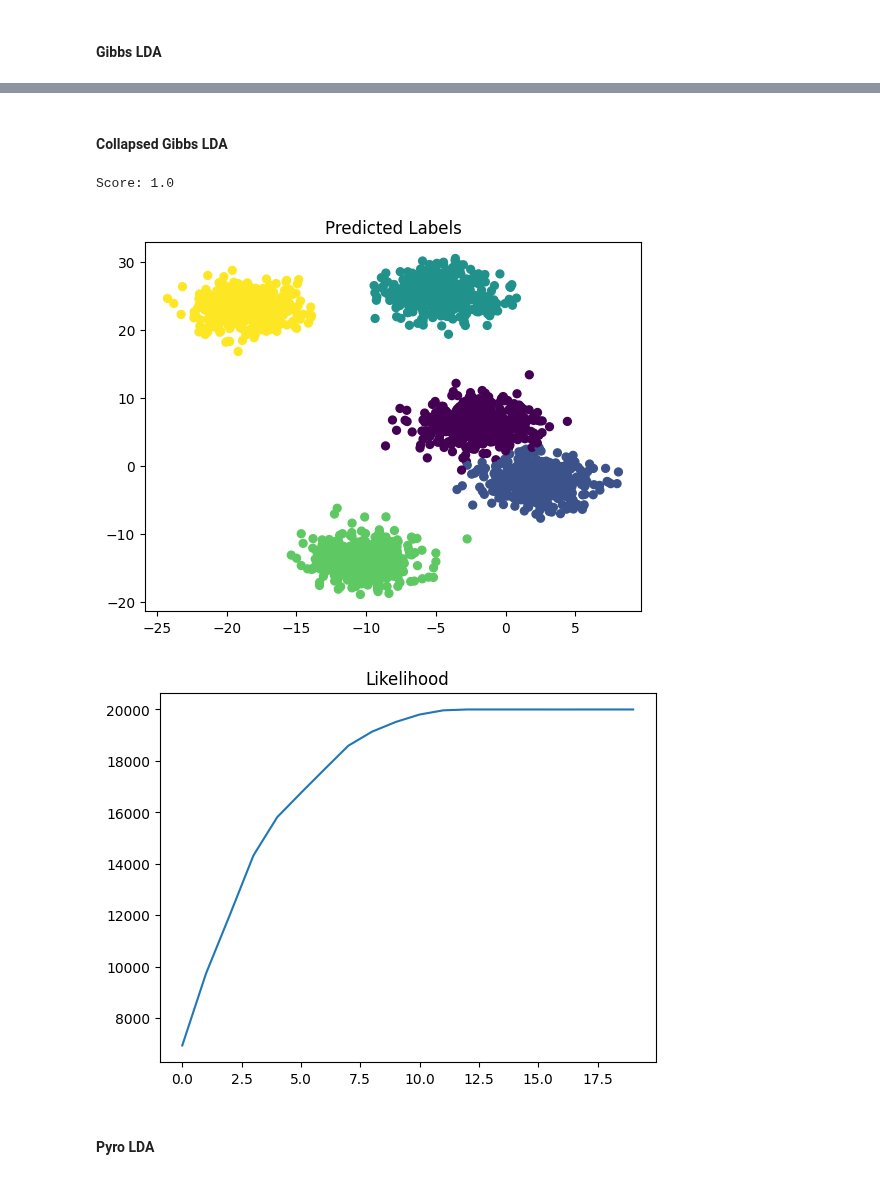
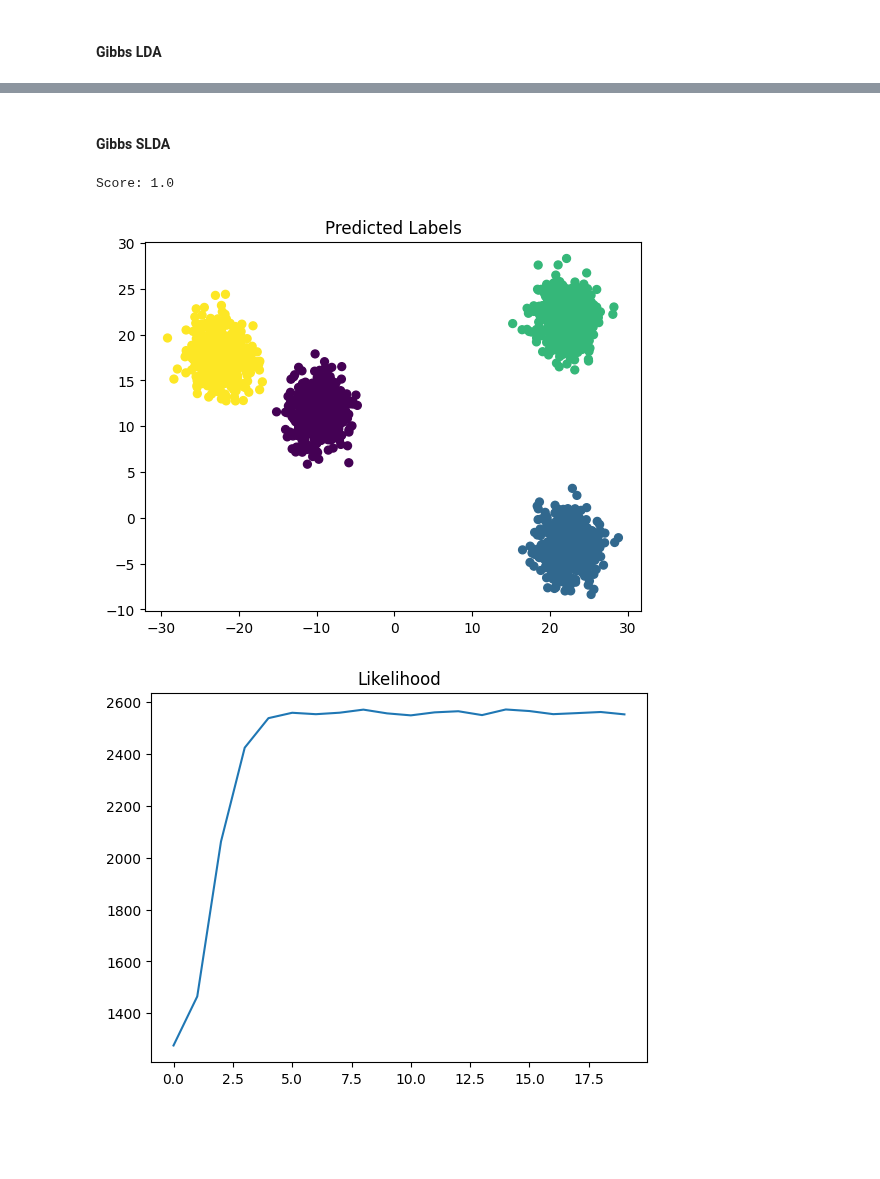
Before and after one commit to craigfouts/GibbsLDA, a Jupyter notebook: sandbox.ipynb, the cells around one changed output, grey strips where cells are left out. Saved outputs shown, nothing was run; the diff lists cells and outputs as text; code cells hidden in the pictures; blank space fills up the shorter version.

Commit message:
Cleaned up GibbsLDA and notebook

```diff
--- a/sandbox.ipynb
+++ b/sandbox.ipynb
@@ -127,16 +35,15 @@ KeyboardInterrupt:
 # %% [markdown]
-#### Collapsed Gibbs LDA
+#### Gibbs SLDA
 # %%
 N_STEPS = 20
 
-collapsed_gibbs_lda = CollapsedGibbsLDA(N_TOPICS).fit(Y, N_STEPS)
-Y_labels, score = util.evaluate(X_labels, collapsed_gibbs_lda.transform(Y))
+model = GibbsSLDA(N_TOPICS)
+labels = model.fit_transform(X, N_STEPS)
+Y_labels, score = util.evaluate(X_labels, labels)
 print('Score:', score)
 util.visualize_data(X, Y_labels, 'Predicted Labels')
-util.visualize_log(collapsed_gibbs_lda.likelihood_log_, 'Likelihood')
+util.visualize_log(model.likelihood_log_, 'Likelihood')
 # %% [output]
 Score: 1.0
-[figure, old version]
+[figure, new version]
-[figure, old version]
+[figure, new version]
-# %% [markdown]
-#### Pyro LDA
```
Also changed, not shown: parts of 11 cells of this notebook, 1 other file.
